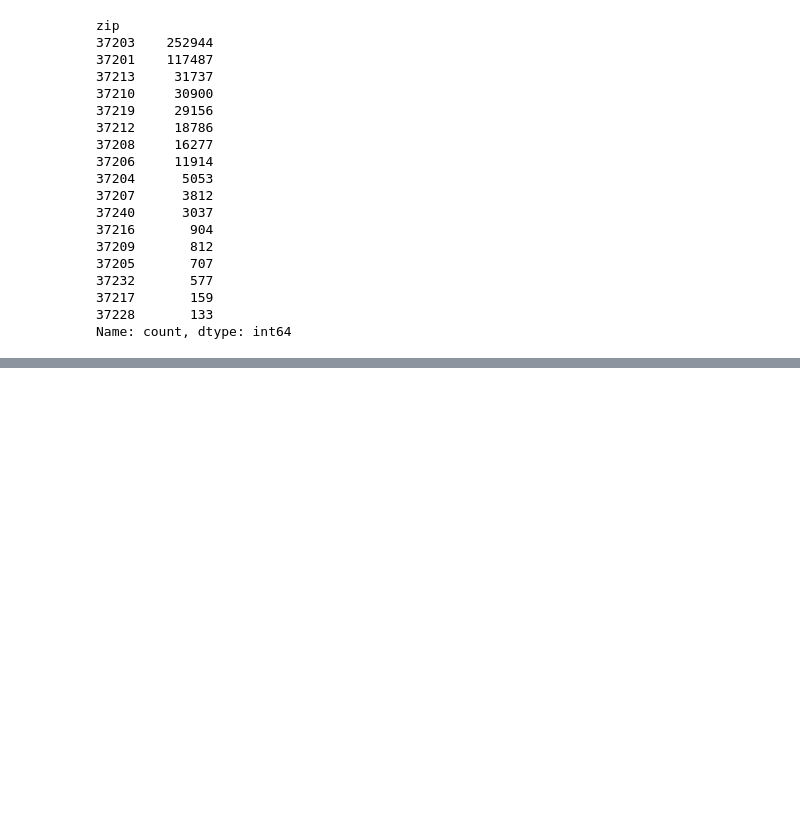
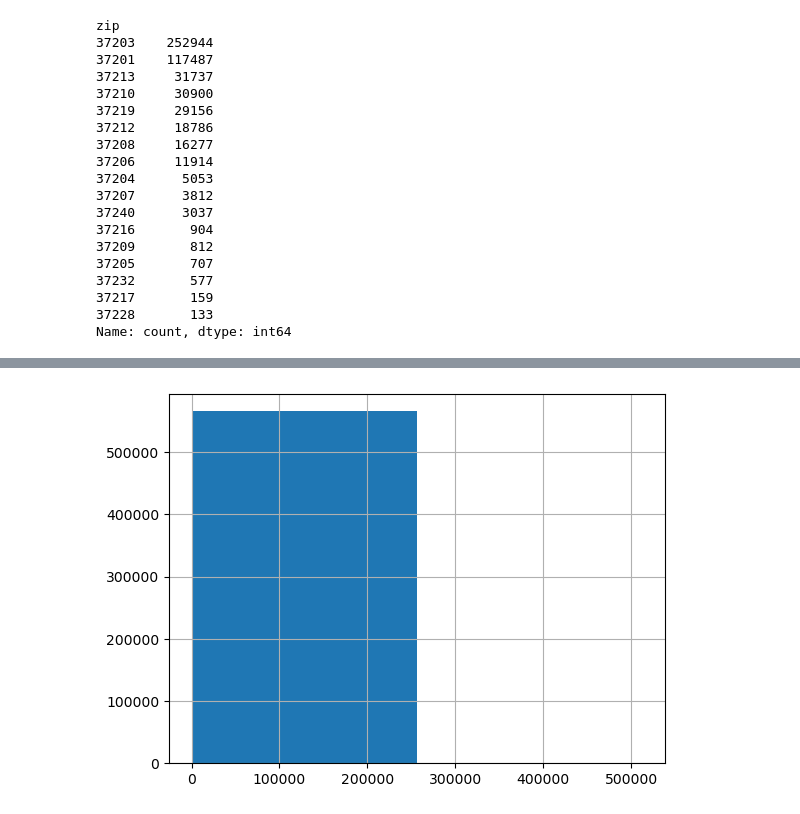
Before and after one commit to NSS-Full-Time-Data-Analytics-11/nashville-scooters-tucker, a Jupyter notebook: notebooks/scooters.ipynb, the cells around one changed output, grey strips where cells are left out. Drawn from its saved outputs; the diff is of its cells as text; code cells hidden in the pictures; blank space fills up the shorter version.

```diff
--- a/notebooks/scooters.ipynb
+++ b/notebooks/scooters.ipynb
@@ -266,0 +283,5 @@ plt.show();
+# %%
+all_trips['geometry_start'] = all_trips.apply(lambda x: Point((float(x.startlongitude),
+                                                         float(x.startlatitude))),
+                                        axis=1)
+all_trips.head(3)
@@ -266,0 +293,5 @@ plt.show();
+# %%
+all_trips['geometry_end'] = all_trips.apply(lambda x: Point((float(x.endlongitude),
+                                                         float(x.endlatitude))),
+                                        axis=1)
+all_trips.head(3)
@@ -266,0 +303,4 @@ plt.show();
+# %%
+all_trips['tripduration'].hist(bins = 2);
+# %% [output]
+[figure, added]
```
Also changed, not shown: parts of 24 cells of this notebook, 8 other files.
